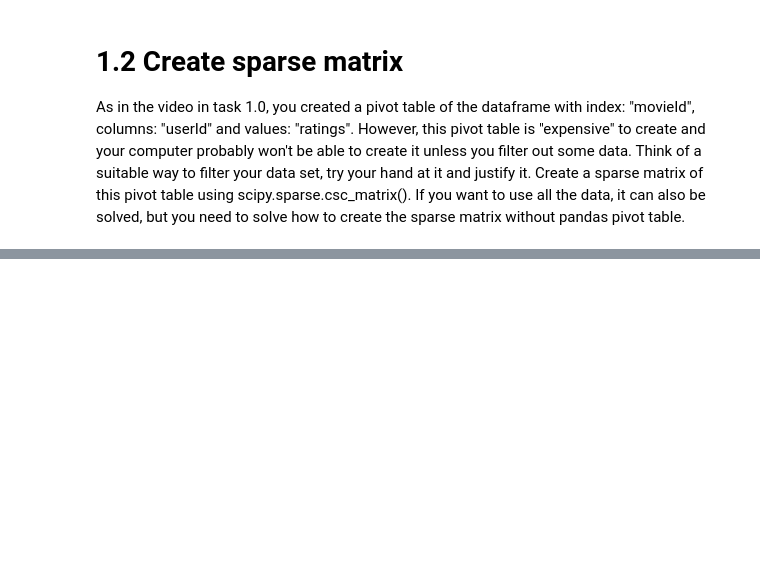
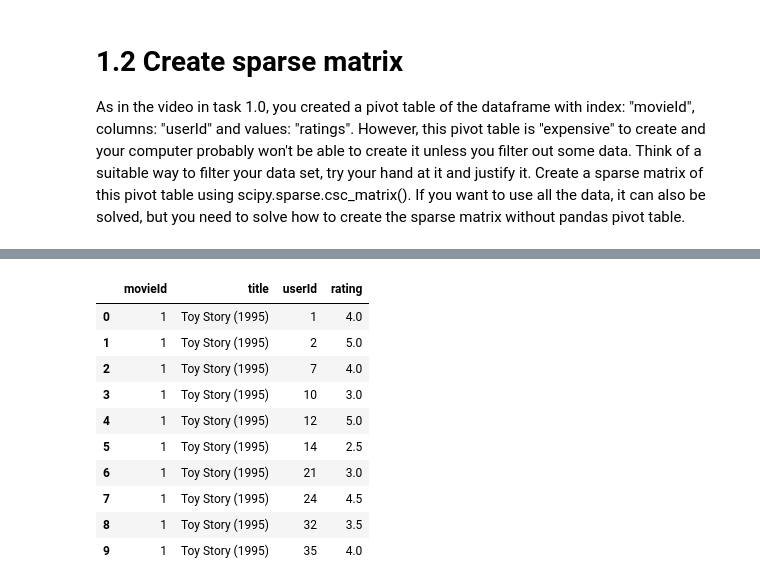
Before and after one commit to mosendamnit/AI-muhsin-OPA23, a Jupyter notebook: labs/lab_01.ipynb, the cells around one changed output, grey strips where cells are left out. Drawn from its saved outputs; the diff is of its cells as text; code cells hidden in the pictures; blank space fills up the shorter version.

Commit message:
Pivot table is giving me problem

```diff
--- a/labs/lab_01.ipynb
+++ b/labs/lab_01.ipynb
@@ -297,0 +274,12 @@ Create a recommender system with KNN and let the system take input from the user
+# %%
+import pandas as pd
+import numpy as np
+
+
+# Load Movies data
+movies_df = pd.read_csv("../data/movies.csv")
+
+
+# Drop Genres column from the data
+movies_df = movies_df.drop(columns=["genres"])
+movies_df.head()
@@ -297,0 +293,7 @@ Create a recommender system with KNN and let the system take input from the user
+# %%
+# Load Rating data
+rating_df = pd.read_csv("../data/ratings.csv")
+
+# Drop timestamp column from data
+rating_df = rating_df.drop(columns=["timestamp"])
+rating_df
@@ -297,0 +314,17 @@ Create a recommender system with KNN and let the system take input from the user
+# %%
+# Merg the both movies and rating
+
+df_rating_movies = pd.merge(movies_df , rating_df , on="movieId")
+df_rating_movies.head(10)
+# %% [output]
+|  | movieId | title | userId | rating |
+| 0 | 1 | Toy Story (1995) | 1 | 4.0 |
+| 1 | 1 | Toy Story (1995) | 2 | 5.0 |
+| 2 | 1 | Toy Story (1995) | 7 | 4.0 |
+| 3 | 1 | Toy Story (1995) | 10 | 3.0 |
+| 4 | 1 | Toy Story (1995) | 12 | 5.0 |
+| 5 | 1 | Toy Story (1995) | 14 | 2.5 |
+| 6 | 1 | Toy Story (1995) | 21 | 3.0 |
+| 7 | 1 | Toy Story (1995) | 24 | 4.5 |
+| 8 | 1 | Toy Story (1995) | 32 | 3.5 |
+| 9 | 1 | Toy Story (1995) | 35 | 4.0 |
```
Also changed, not shown: parts of 16 cells of this notebook.
